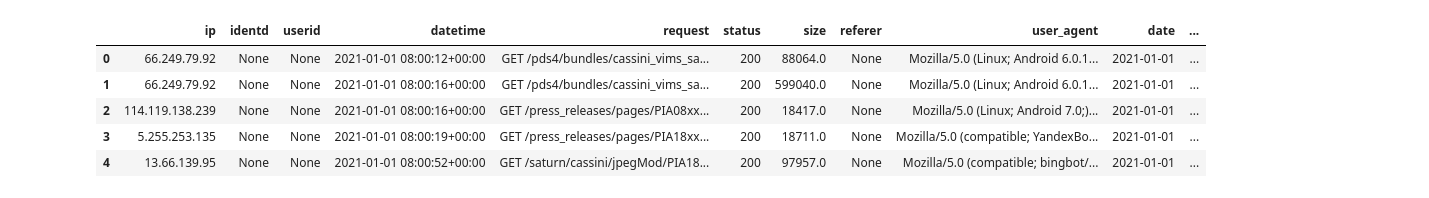
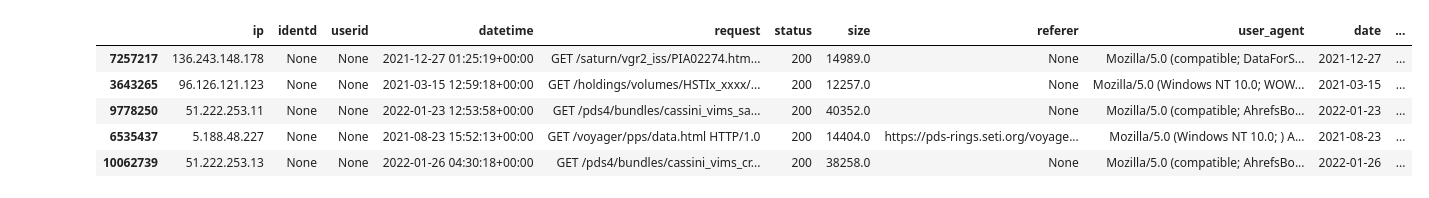
Before and after one commit to NASA-PDS/web-analytics, a Jupyter notebook: notebooks/eda_rings.ipynb, the cells around one changed output. Saved outputs shown, nothing was run; the diff lists cells and outputs as text; code cells hidden in the pictures.

```diff
--- a/notebooks/eda_rings.ipynb
+++ b/notebooks/eda_rings.ipynb
@@ -9,12 +12,12 @@ import plotly.express as px
 # %%
 df_rs1 = pd.read_feather('../datasets/rings_server1.feather')
 df_rt2 = pd.read_feather('../datasets/rings_tools2.feather')
-# %%
-df_rs1.head()
-# %% [output]
-|  | ip | identd | userid | datetime | request | status | size | referer | user_agent | date | ... |
-| 0 | 66.249.79.92 | None | None | 2021-01-01 08:00:12+00:00 | GET /pds4/bundles/cassini_vims_sa... | 200 | 88064.0 | None | Mozilla/5.0 (Linux; Android 6.0.1... | 2021-01-01 | ... |
-| 1 | 66.249.79.92 | None | None | 2021-01-01 08:00:16+00:00 | GET /pds4/bundles/cassini_vims_sa... | 200 | 599040.0 | None | Mozilla/5.0 (Linux; Android 6.0.1... | 2021-01-01 | ... |
-| 2 | 114.119.138.239 | None | None | 2021-01-01 08:00:16+00:00 | GET /press_releases/pages/PIA08xx... | 200 | 18417.0 | None | Mozilla/5.0 (Linux; Android 7.0;)... | 2021-01-01 | ... |
-| 3 | 5.255.253.135 | None | None | 2021-01-01 08:00:19+00:00 | GET /press_releases/pages/PIA18xx... | 200 | 18711.0 | None | Mozilla/5.0 (compatible; YandexBo... | 2021-01-01 | ... |
-| 4 | 13.66.139.95 | None | None | 2021-01-01 08:00:52+00:00 | GET /saturn/cassini/jpegMod/PIA18... | 200 | 97957.0 | None | Mozilla/5.0 (compatible; bingbot/... | 2021-01-01 | ... |
+# %%
+df_rs1.sample(5)
+# %% [output]
+|  | ip | identd | userid | datetime | request | status | size | referer | user_agent | date | ... |
+| 7257217 | 136.243.148.178 | None | None | 2021-12-27 01:25:19+00:00 | GET /saturn/vgr2_iss/PIA02274.htm... | 200 | 14989.0 | None | Mozilla/5.0 (compatible; DataForS... | 2021-12-27 | ... |
+| 3643265 | 96.126.121.123 | None | None | 2021-03-15 12:59:18+00:00 | GET /holdings/volumes/HSTIx_xxxx/... | 200 | 12257.0 | None | Mozilla/5.0 (Windows NT 10.0; WOW... | 2021-03-15 | ... |
+| 9778250 | 51.222.253.11 | None | None | 2022-01-23 12:53:58+00:00 | GET /pds4/bundles/cassini_vims_sa... | 200 | 40352.0 | None | Mozilla/5.0 (compatible; AhrefsBo... | 2022-01-23 | ... |
+| 6535437 | 5.188.48.227 | None | None | 2021-08-23 15:52:13+00:00 | GET /voyager/pps/data.html HTTP/1.0 | 200 | 14404.0 | https://pds-rings.seti.org/voyage... | Mozilla/5.0 (Windows NT 10.0; ) A... | 2021-08-23 | ... |
+| 10062739 | 51.222.253.13 | None | None | 2022-01-26 04:30:18+00:00 | GET /pds4/bundles/cassini_vims_cr... | 200 | 38258.0 | None | Mozilla/5.0 (compatible; AhrefsBo... | 2022-01-26 | ... |
```
Also changed, not shown: parts of 18 cells of this notebook, 1 other file.
